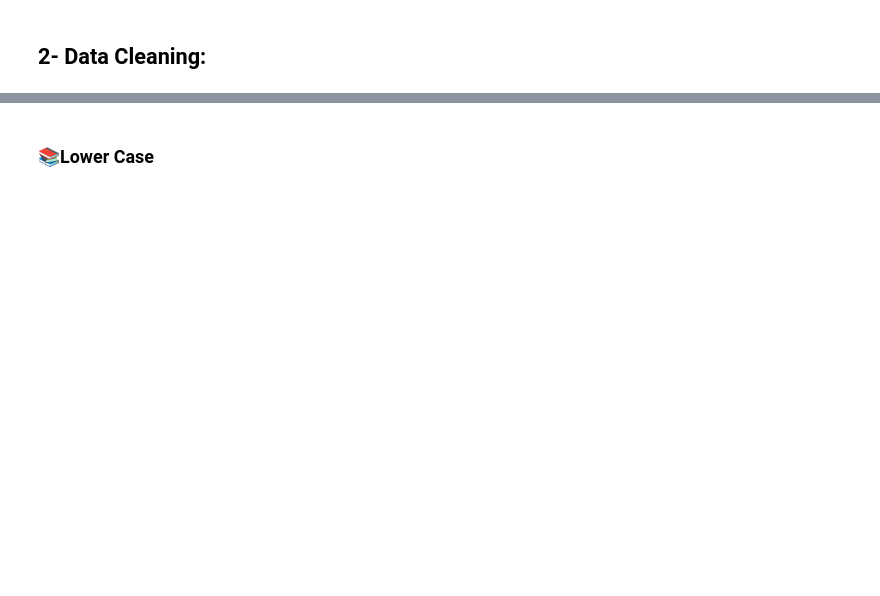
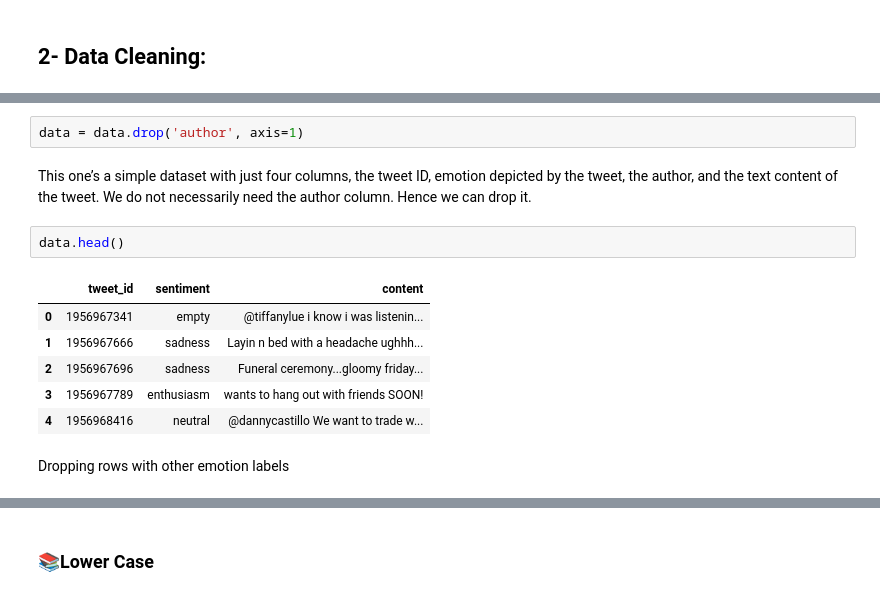
Before and after one commit to dr-mushtaq/Projects, a Jupyter notebook: Tokenization_stemming_lemmatization_stopword_postagging.ipynb, the cells around one changed output, grey strips where cells are left out. Saved outputs shown, nothing was run; the diff lists cells and outputs as text; blank space fills up the shorter version.

```diff
--- a/Tokenization_stemming_lemmatization_stopword_postagging.ipynb
+++ b/Tokenization_stemming_lemmatization_stopword_postagging.ipynb
@@ -62,0 +67,15 @@ corpus = "Need to finalize the demo corpus which will be used for this notebook
+# %%
+data = data.drop('author', axis=1)
+# %% [markdown]
+This one’s a simple dataset with just four columns, the tweet ID, emotion depicted by the tweet, the author, and the text content of the tweet. We do not necessarily need the author column. Hence we can drop it.
+# %%
+data.head()
+# %% [output]
+|  | tweet_id | sentiment | content |
+| 0 | 1956967341 | empty | @tiffanylue i know i was listenin... |
+| 1 | 1956967666 | sadness | Layin n bed with a headache ughhh... |
+| 2 | 1956967696 | sadness | Funeral ceremony...gloomy friday... |
+| 3 | 1956967789 | enthusiasm | wants to hang out with friends SOON! |
+| 4 | 1956968416 | neutral | @dannycastillo We want to trade w... |
+# %% [markdown]
+Dropping rows with other emotion labels
```
Also changed, not shown: parts of 11 cells of this notebook.
